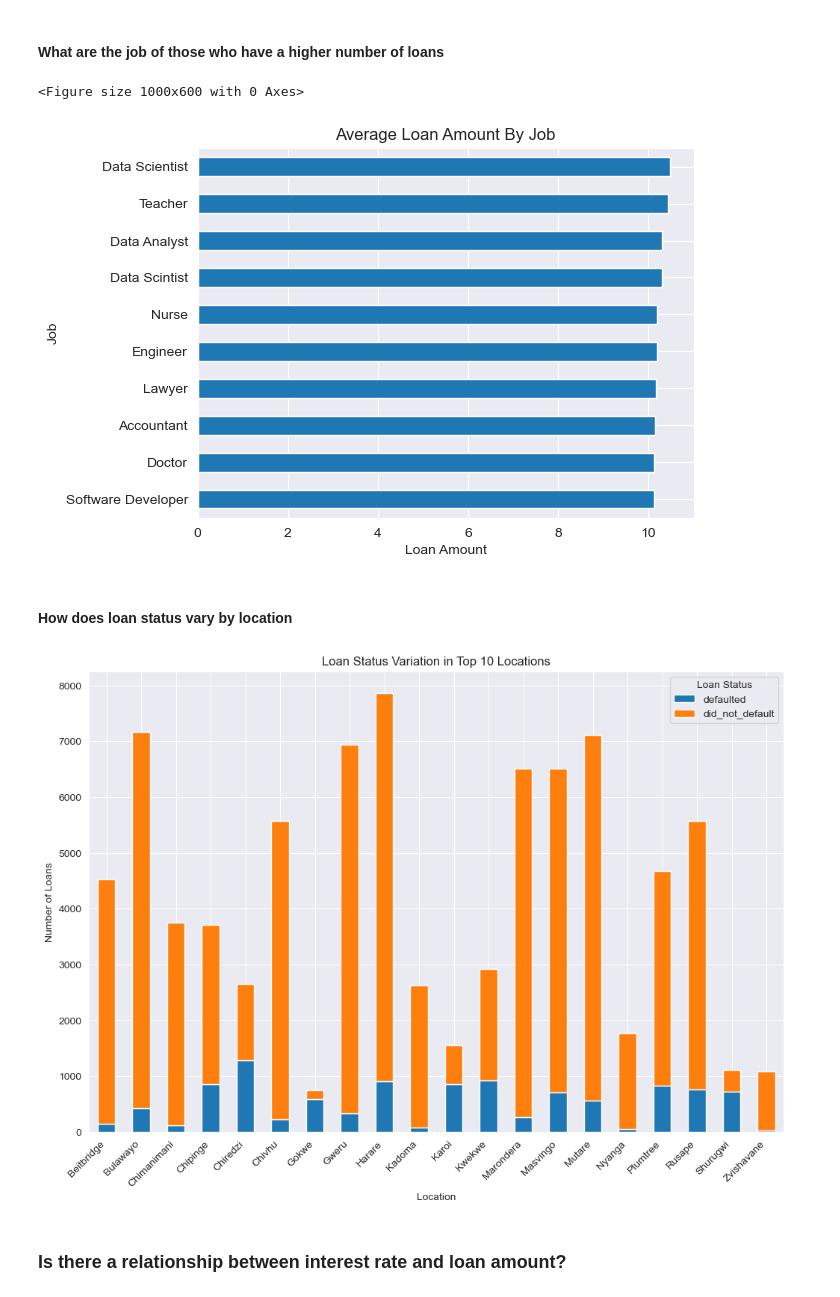
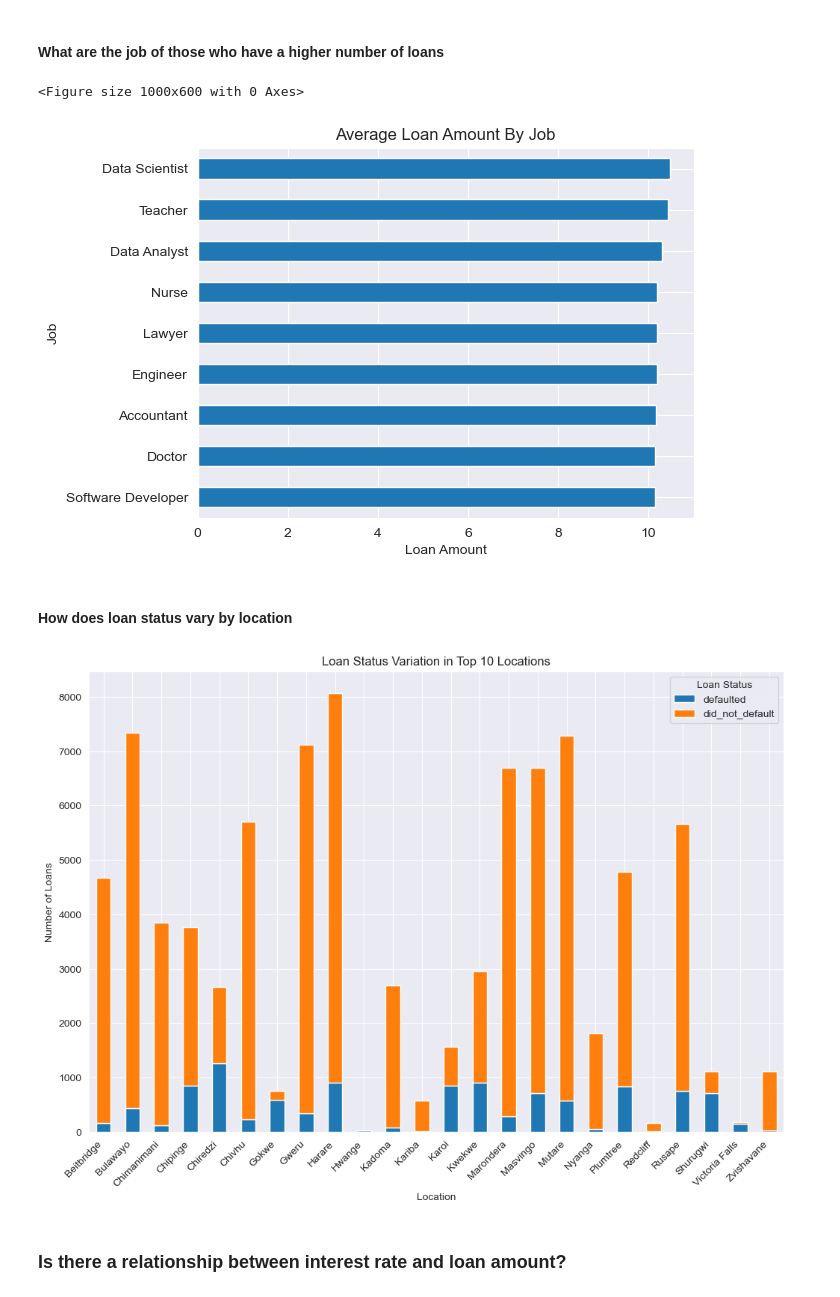
Before and after one commit to kudzaiprichard/loan_prediction_api, a Jupyter notebook: probability_of_default.ipynb, the cells around one changed output. Saved outputs shown, nothing was run; the diff lists cells and outputs as text; code cells hidden in the pictures.

Commit message:
Completed Data preparation and preprocessing. Built multiple models. Performed model hypertrophying model evaluation and analysis

```diff
--- a/probability_of_default.ipynb
+++ b/probability_of_default.ipynb
@@ -200,0 +226,4 @@ plot_features(features, data)
+# %%
+data["location"] = data["location"].str.strip()
+# Plotting
+data["location"].value_counts().plot(kind='barh', figsize=(12, 8))
@@ -205,6 +237,7 @@ data["job"].value_counts().plot(kind="bar")
 [figure]
 # %%
 data['job'] = data['job'].str.replace(r'SoftwareDeveloper', 'Software Developer', regex=True)
+data['job'] = data['job'].str.replace(r'Data Scintist', 'Data Scientist', regex=True)
 # %%
 data["job"].value_counts()
 # %% [output]
@@ -261,3 +300,6 @@ data.shape
+# %%
+data['loan_status'] = data['loan_status'].str.replace(r'Did not default', 'did_not_default', regex=True)
+data['loan_status'] = data['loan_status'].str.replace(r'Defaulted', 'defaulted', regex=True)
 # %%
 data['currency'] = data['currency'].str.replace(r'\$', '', regex=True)
 # %%
@@ -276,7 +318,3 @@ Name: count, dtype: int64
 * `Dimensionality Reduction`: In practical terms, keeping features that do not vary adds unnecessary complexity to your model without adding any value. It's generally preferable to remove such features to simplify the model and potentially improve its performance.
 # %%
 data.drop(columns=['country', 'currency'], inplace=True)
-# %%
-# Replace 'did not default' with 'default'
-data['loan_status'] = data['loan_status'].replace({'Did not default': 'did_not_default', 'Defaulted': 'defaulted'})
-data.loan_status.value_counts()
@@ -477,32 +508,32 @@ plt.ylabel('Job')
 plt.show()
 # %% [output]
 <Figure size 1000x600 with 0 Axes>
-[figure, old version]
+[figure, new version]
 # %% [markdown]
 #### How does loan status vary by location
 # %%
 # Count loans by location
 loan_counts_by_location = clean_data['location'].value_counts()
 
 # Select top 10 locations by loan count
-top_10_locations = loan_counts_by_location.head(20)
+top_10_locations = loan_counts_by_location.head(24)
 
 # Filter data for top 10 locations
 df_top_10 = clean_data[clean_data['location'].isin(top_10_locations.index)]
 
 # Group by 'location' and 'loan_status', then unstack for plotting
 loan_status_by_location = df_top_10.groupby(['location', 'loan_status']).size().unstack()
 
 # Plotting
 loan_status_by_location.plot(kind='bar', stacked=True, figsize=(12, 8))
 plt.title('Loan Status Variation in Top 10 Locations')
 plt.xlabel('Location')
 plt.ylabel('Number of Loans')
 plt.xticks(rotation=45, ha='right')  # Rotate labels for better visibility
 plt.legend(title='Loan Status')
 plt.show()
 # %% [output]
-[figure, old version]
+[figure, new version]
 # %% [markdown]
 ### Is there a relationship between interest rate and loan amount?
 # %%
```
Also changed, not shown: parts of 95 cells of this notebook.
